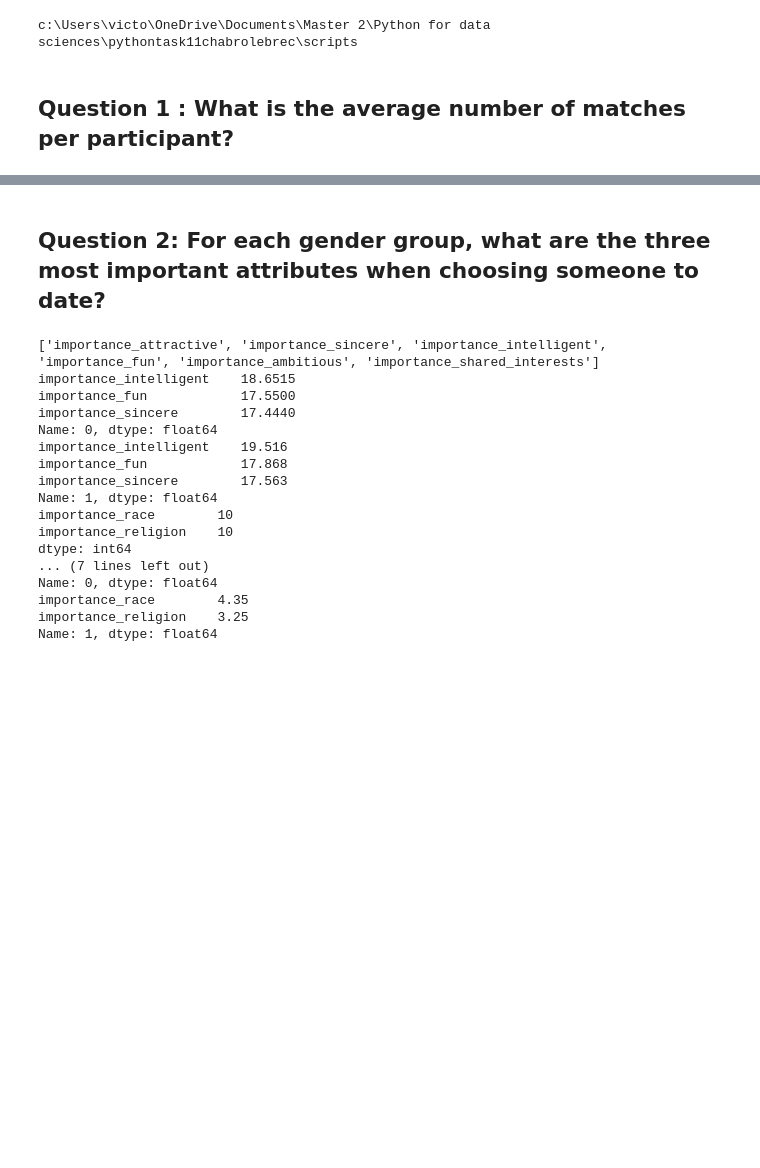
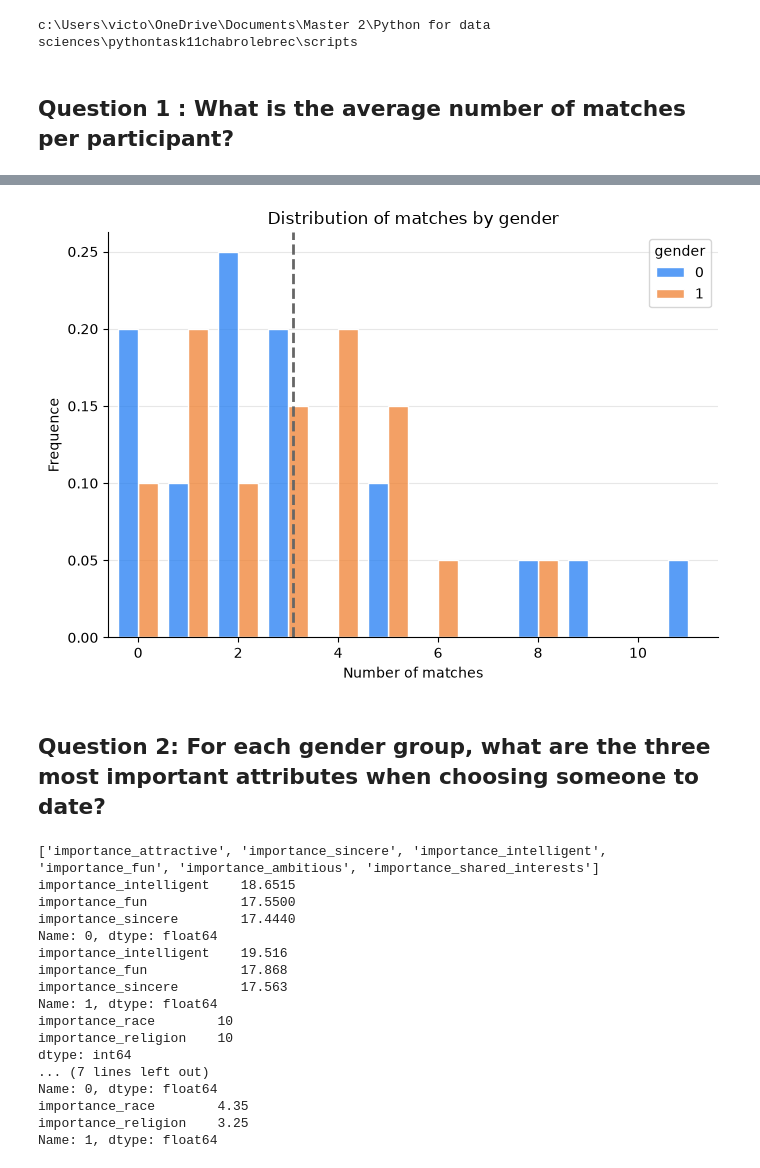
Before and after one commit to LoicLebrec/pythontask11chabrolebrec, a Jupyter notebook: scripts/questions_notebook_version.ipynb, the cells around one changed output, grey strips where cells are left out. Saved outputs shown, nothing was run; the diff lists cells and outputs as text; code cells hidden in the pictures; blank space fills up the shorter version.

```diff
--- a/scripts/questions_notebook_version.ipynb
+++ b/scripts/questions_notebook_version.ipynb
@@ -35,11 +35,11 @@ c:\Users\victo\OneDrive\Documents\Master 2\Python for data sciences\pythontask11
 ## Question 1 : What is the average number of matches per participant?
 # %%
 
-# step 1 : List variables
+# 1 : List variables
 print(df.head())
 print(df.columns)
 
-#step 2 : Average match per person
+#2 : Average match per person
 matches_per_person = df.groupby("iid")["match"].sum()
 print(matches_per_person.mean())
 
@@ -48,7 +48,7 @@ print(matches_per_person.mean())
 
 #Average match per person is 3.1
 
-#step 3 : Average match per person by gender
+#3 : Average match per person by gender
 # group by iid (not iid_o): the gender column is the gender of iid
 matches_per_person_gender = df.groupby(["iid", "gender"])["match"].sum()
 mean_matches_gender = matches_per_person_gender.groupby("gender").mean()
@@ -56,7 +56,7 @@ print(mean_matches_gender)
 
 #No difference across gender, both have an average of 3.1 matches per person.
 
-#step 4 : Beyond the mean -> full distribution of matches per person, by gender
+#4 : Beyond the mean -> full distribution of matches per person, by gender
 # Same mean does not mean same distribution, so we look at higher moments.
 matches_df = matches_per_person_gender.reset_index()
 
@@ -90,34 +90,43 @@ print(levene)
 # the difference in shape is descriptive, not statistically significant.
 
 
-#step 5 : Plot the distributions (histogram + kernel density estimate)
-colors = {0: "#257de0", 1: "#f47230"}
-plot_df = matches_df.assign(Gender=matches_df["gender"].map({0: "Gender 0", 1: "Gender 1"}))
-palette = {"Gender 0": colors[0], "Gender 1": colors[1]}
-fig, ax = plt.subplots(figsize=(7, 4))
-# histogram (side by side bars, one per integer value) ...
-sns.histplot(data=plot_df, x="match", hue="Gender", hue_order=["Gender 0", "Gender 1"], palette=palette,
-             bins=np.arange(-0.5, plot_df["match"].max() + 1.5, 1), stat="density",
-             common_norm=False, multiple="dodge", shrink=0.8, alpha=0.35,
-             edgecolor="white", linewidth=1, legend=False, ax=ax)
-# ... and kernel density estimate on top (cut=0: no density outside the observed range)
-for g in [0, 1]:
-    s = matches_df.loc[matches_df["gender"] == g, "match"]
-    sns.kdeplot(s, color=colors[g], linewidth=2, cut=0,
-                label=f"Gender {g}: var {s.var():.1f}, skew {s.skew():.2f}", ax=ax)
-ax.axvline(matches_df["match"].mean(), color="#666666", linestyle="--", linewidth=1,
-           label=f"Common mean = {matches_df['match'].mean():.1f}")
-ax.set_xlabel("Number of matches per participant")
-ax.set_ylabel("Density")
-ax.set_title("Distribution of matches per participant, by gender")
-ax.set_xlim(-0.6, plot_df["match"].max() + 0.6)
-ax.legend(frameon=False)
+#5 : Plot the distributions with an histogram
+colors = {0: "#227df3", 1: "#f08131"}
+fig, ax = plt.subplots(figsize=(7, 5))
+
+# histogram (side by side bars, one per integer value)
+sns.histplot(
+    data=matches_df,
+    x="match",
+    hue="gender",
+    palette=colors,
+    bins=np.arange(-0.5, matches_df["match"].max() + 1.5, 1),
+    stat="density",
+    common_norm=False,
+    multiple="dodge",
+    shrink=0.8,
+    edgecolor="white",
+    ax=ax)
+
+ax.axvline(matches_df["match"].mean(),
+           color="#666666",
+           linestyle="--",
+           linewidth=2,
+           label="Mean")
+
+ax.set(
+    xlabel="Number of matches",
+    ylabel="Frequence",
+    title="Distribution of matches by gender",
+    xlim=(-0.6, matches_df["match"].max() + 0.6)
+)
 ax.grid(axis="y", color="#e7e7e7", linewidth=0.8)
 ax.set_axisbelow(True)
-for side in ["top", "right"]:
-    ax.spines[side].set_visible(False)
+
+sns.despine(ax=ax)
 plt.tight_layout()
 plt.savefig("../figures/q1_distribution_of_matches_by_gender.pdf")
 plt.show()
 
-# Same mean (dashed line) but very different shapes: gender 0 has a long right tail.
+# Same mean (dashed line) but very different shapes: gender 0 is more right skewed
+# %% [output]
@@ -124,3 +150,4 @@ plt.show()
+[figure, added]
 # %% [markdown]
 ## Question 2: For each gender group, what are the three most important attributes when choosing someone to date?
 # %%
```
Also changed, not shown: parts of 5 cells of this notebook.
